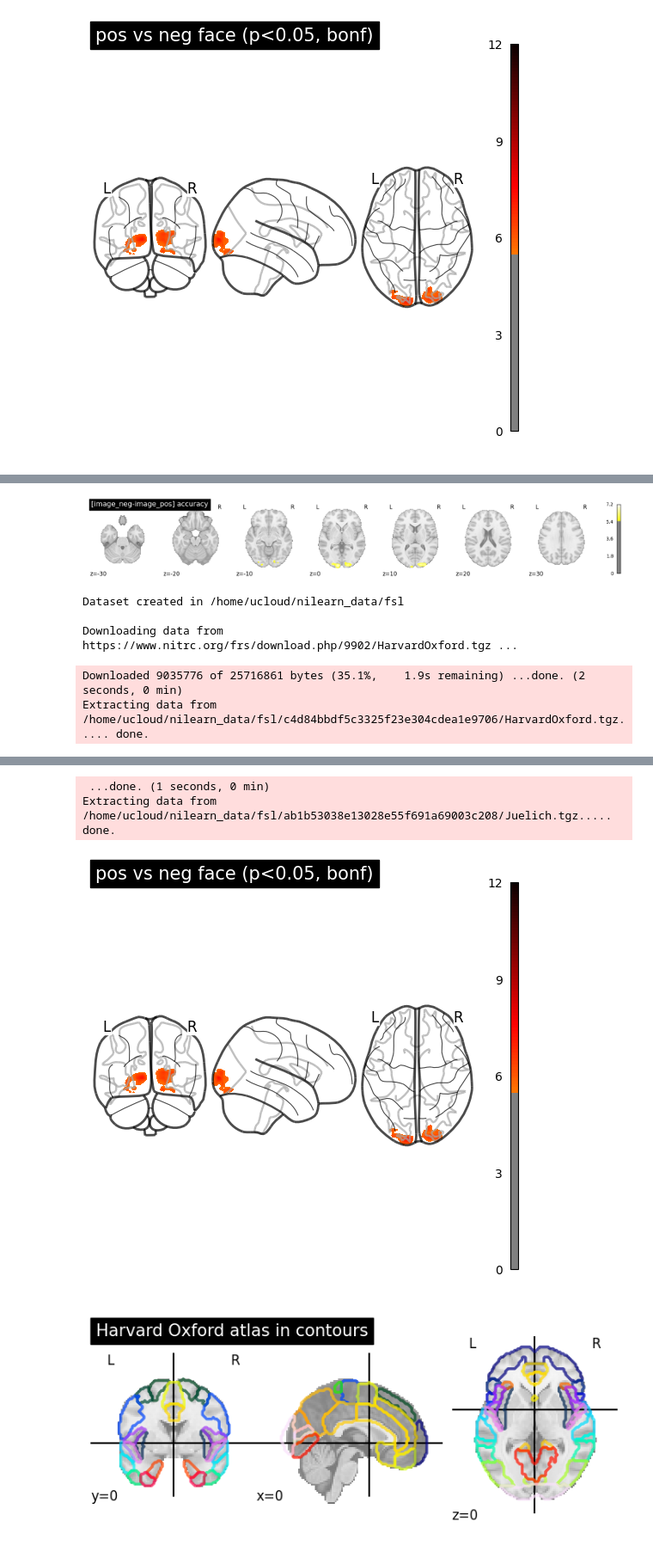
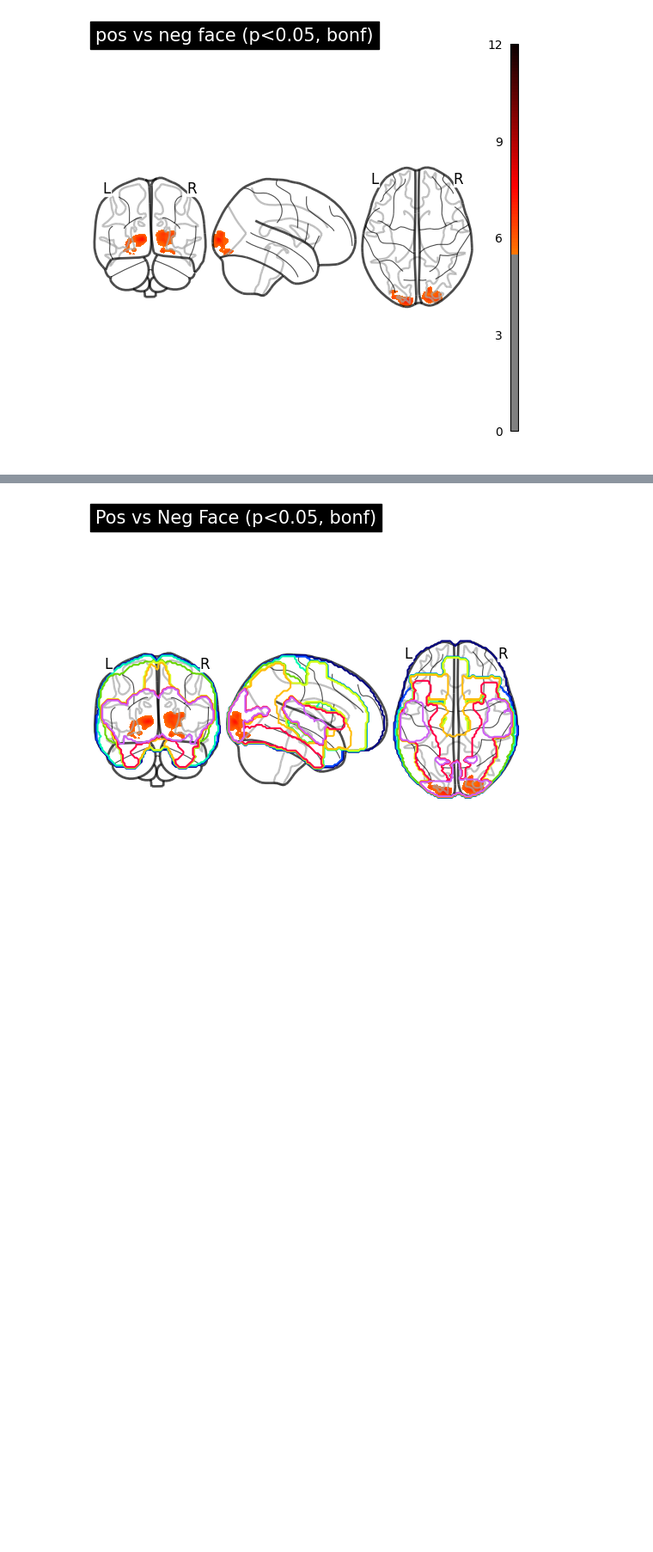
Before and after one commit to nielsaak/fmri_group_analysis, a Jupyter notebook: scripts/17_Nilearn_faceWord_classification_searchlight_group.ipynb, the cells around one changed output, grey strips where cells are left out. Shown at 86% size. Drawn from its saved outputs; the diff is of its cells as text; code cells hidden in the pictures; blank space fills up the shorter version.

```diff
--- a/scripts/17_Nilearn_faceWord_classification_searchlight_group.ipynb
+++ b/scripts/17_Nilearn_faceWord_classification_searchlight_group.ipynb
@@ -76,7 +68,7 @@ import pickle
 now = datetime.now()
 print('Starting cell:',now.strftime("%H:%M:%S"))
 
-f = open('/work/816119/FaceWordData/WordFace_searchlight_1.pkl', 'rb')
+f = open('/work/fMRI_data/FaceWordData/WordFace_searchlight_1.pkl', 'rb')
 searchlight = pickle.load(f)
 f.close()
 print(searchlight)
@@ -100,7 +92,7 @@ import numpy as np
 
 from nilearn import plotting
 import matplotlib.pyplot as plt
-mask_wb_filename='/work/816119/FaceWordData/BIDS/derivatives/sub-0054/anat/sub-0054_acq-T1sequence_run-1_space-MNI152NLin2009cAsym_desc-brain_mask.nii.gz'
+mask_wb_filename='/work/fMRI_data/FaceWordData/BIDS/derivatives/sub-0054/anat/sub-0054_acq-T1sequence_run-1_space-MNI152NLin2009cAsym_desc-brain_mask.nii.gz'
 
 now = datetime.now()
 print('Starting cell:',now.strftime("%H:%M:%S"))
@@ -148,7 +140,7 @@ conditions_label_all= np.empty((N_par, 0)).tolist()
 for i in range(0,N_par):
     text = "Loading file %d\n" % (i+1)
     print(text)
-    file_name='/work/816119/FaceWordData/WordFace_searchlight_'+str(i)+'.pkl'
+    file_name='/work/fMRI_data/FaceWordData/WordFace_searchlight_'+str(i)+'.pkl'
     f = open(file_name, 'rb')
     searchlight = pickle.load(f)
     searchlight_img = new_img_like(mask_wb_filename, searchlight.scores_)
@@ -356,41 +346,18 @@ df.to_csv('/work/807746/nielss_folder/face_word/atlas_table.csv')
-# %%
-plot_stat_map(z_map_disp, cmap='cold_hot',threshold=threshold3, cut_coords=[-30,-20,-10,0,10,20,30],
-              display_mode='z',  black_bg=False,
-              title='[image_neg-image_pos] accuracy')
-plt.show()
-# %% [output]
-[figure, removed]
 # %%
-from nilearn import datasets
-
-dataset_ho = datasets.fetch_atlas_harvard_oxford("cort-maxprob-thr25-2mm")
-dataset_ju = datasets.fetch_atlas_juelich("maxprob-thr0-1mm")
-
-atlas_ho_filename = dataset_ho.filename
-atlas_ju_filename = dataset_ju.filename
-
-plotting.plot_glass_brain(
+fig = plotting.plot_glass_brain(
     z_map_disp,
     threshold=threshold3,
     vmin=0,
     vmax=12,
-    colorbar=True,
+    colorbar=False,
     symmetric_cbar=False,
     #display_mode="x",
     plot_abs=False,
-    title="pos vs neg face (p<0.05, bonf)",
-    figure=plt.figure(figsize=(5, 5)),
+    title="Pos vs Neg Face (p<0.05, bonf)",
+    figure=plt.figure(figsize=(5, 5))
 )
 
-plotting.plot_roi(
-    atlas_ho_filename,
-    view_type="contours",
-    title="Harvard Oxford atlas in contours",
-)
-plotting.show()
+fig.add_contours(atlas_ho_filename, cmap = plt.cm.gist_ncar)
+
+fig.savefig("/work/student_folders/nielss_folder/face_word/atlas_viewer.png")
 # %% [output]
-Dataset created in /home/ucloud/nilearn_data/fsl
-
-Downloading data from https://www.nitrc.org/frs/download.php/9902/HarvardOxford.tgz ...
-Downloaded 9035776 of 25716861 bytes (35.1%,    1.9s remaining) ...done. (2 seconds, 0 min)
-Extracting data from /home/ucloud/nilearn_data/fsl/c4d84bbdf5c3325f23e304cdea1e9706/HarvardOxford.tgz..... done.
@@ -398,7 +364,4 @@ Downloading data from https://www.nitrc.org/frs/download.php/12096/Juelich.tgz .
- ...done. (1 seconds, 0 min)
-Extracting data from /home/ucloud/nilearn_data/fsl/ab1b53038e13028e55f691a69003c208/Juelich.tgz..... done.
-[figure, old version]
+[figure, new version]
-[figure, removed]
 # %% [markdown]
 ## Tasks and questions for assignment 5
 a) Make a short description of the methods used in the searchlight and group analyses.
```
Also changed, not shown: parts of 9 cells of this notebook, 10 other files.
